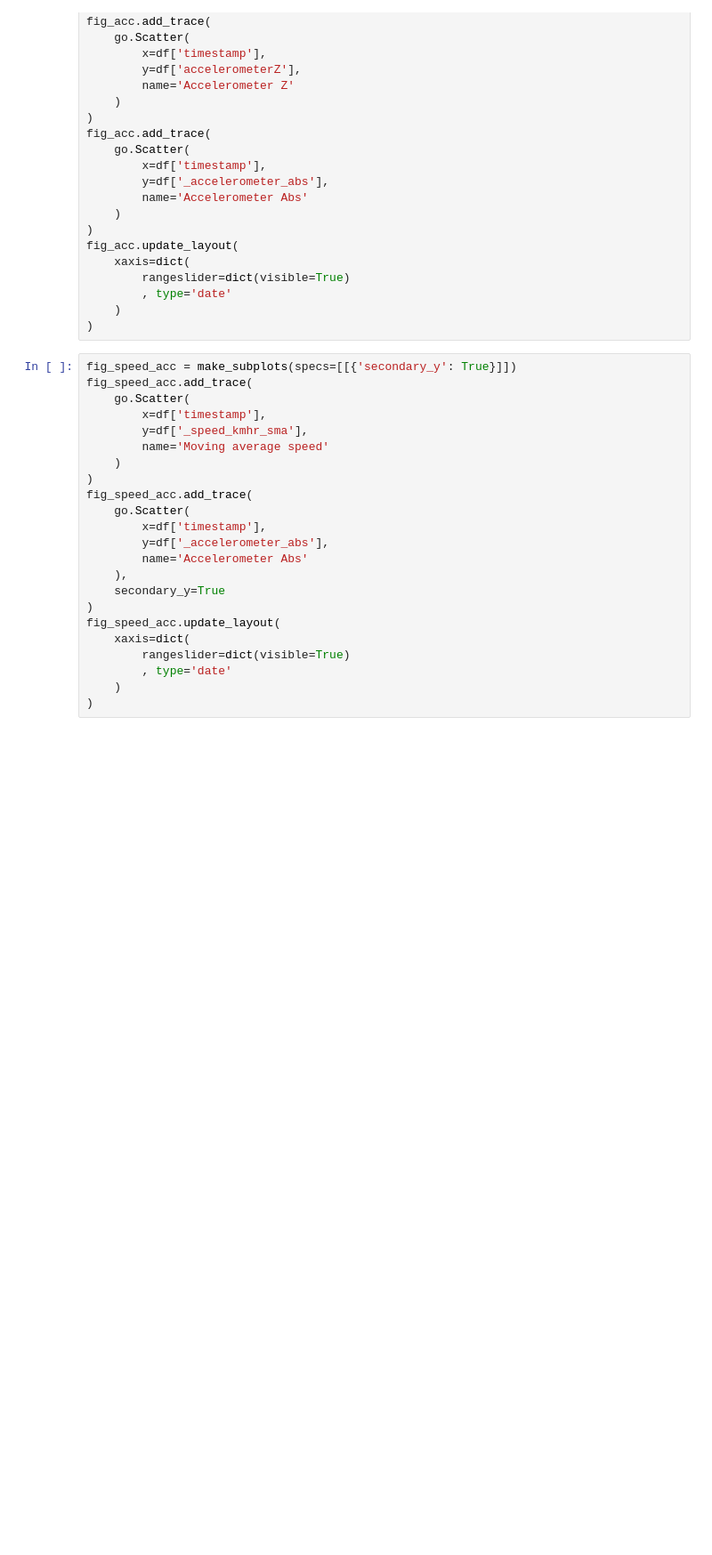
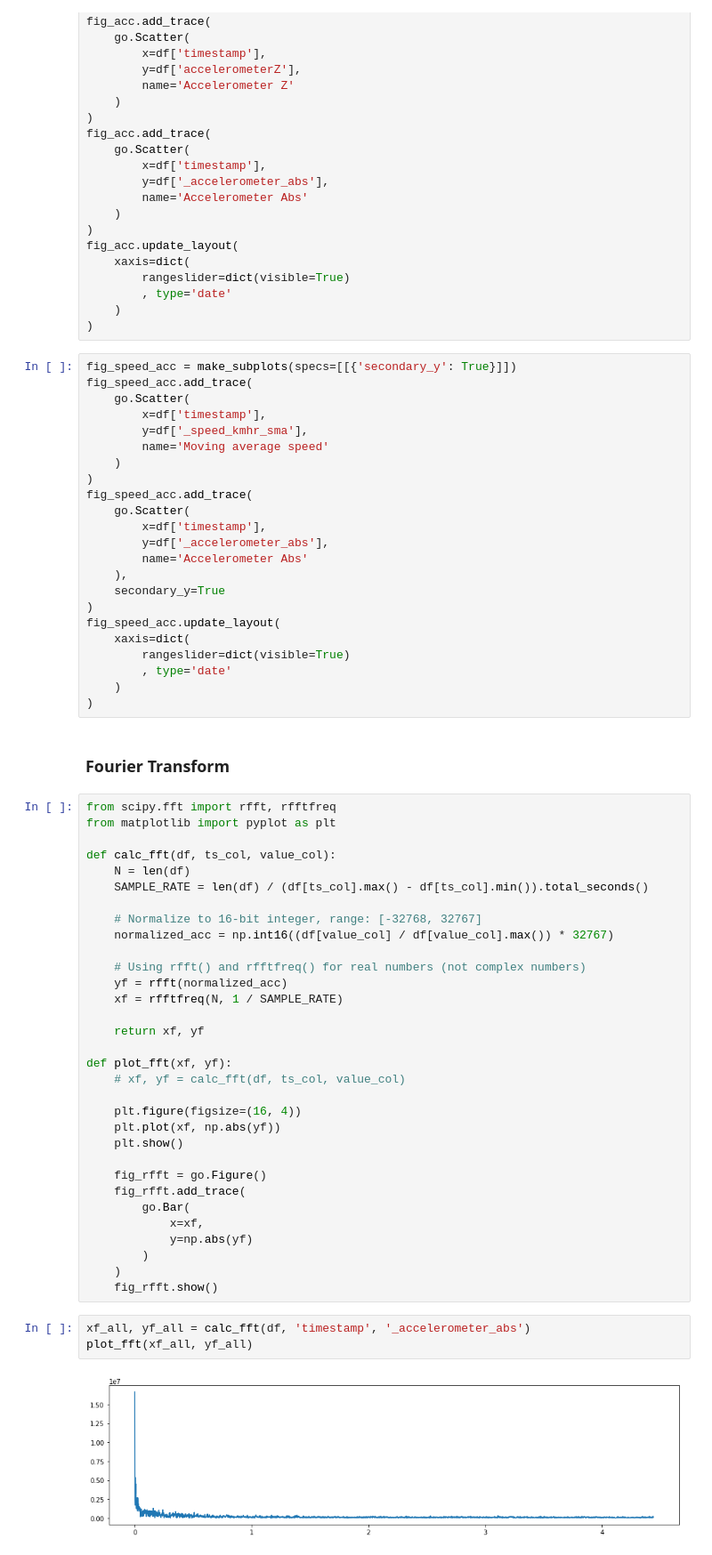
Before and after one commit to ktalexcheng/driverapp, a Jupyter notebook: eda/eda.ipynb, the cells around one changed output. Shown at 89% size. Saved outputs shown, nothing was run; the diff lists cells and outputs as text; blank space fills up the shorter version.

Commit message:
Used Fourier transform in attempt to denoise accelerometer data

```diff
--- a/eda/eda.ipynb
+++ b/eda/eda.ipynb
@@ -316,3 +319,42 @@ fig_speed_acc.update_layout(
         , type='date'
     )
 )
+# %% [markdown]
+### Fourier Transform
+# %%
+from scipy.fft import rfft, rfftfreq
+from matplotlib import pyplot as plt
+
+def calc_fft(df, ts_col, value_col):
+    N = len(df)
+    SAMPLE_RATE = len(df) / (df[ts_col].max() - df[ts_col].min()).total_seconds()
+
+    # Normalize to 16-bit integer, range: [-32768, 32767]
+    normalized_acc = np.int16((df[value_col] / df[value_col].max()) * 32767)
+
+    # Using rfft() and rfftfreq() for real numbers (not complex numbers)
+    yf = rfft(normalized_acc)
+    xf = rfftfreq(N, 1 / SAMPLE_RATE)
+
+    return xf, yf
+
+def plot_fft(xf, yf):
+    # xf, yf = calc_fft(df, ts_col, value_col)
+
+    plt.figure(figsize=(16, 4))
+    plt.plot(xf, np.abs(yf))
+    plt.show()
+
+    fig_rfft = go.Figure()
+    fig_rfft.add_trace(
+        go.Bar(
+            x=xf,
+            y=np.abs(yf)
+        )
+    )
+    fig_rfft.show()
+# %%
+xf_all, yf_all = calc_fft(df, 'timestamp', '_accelerometer_abs')
+plot_fft(xf_all, yf_all)
+# %% [output]
+[figure, added]
```
Also changed, not shown: parts of 5 cells of this notebook, 1 other file.
